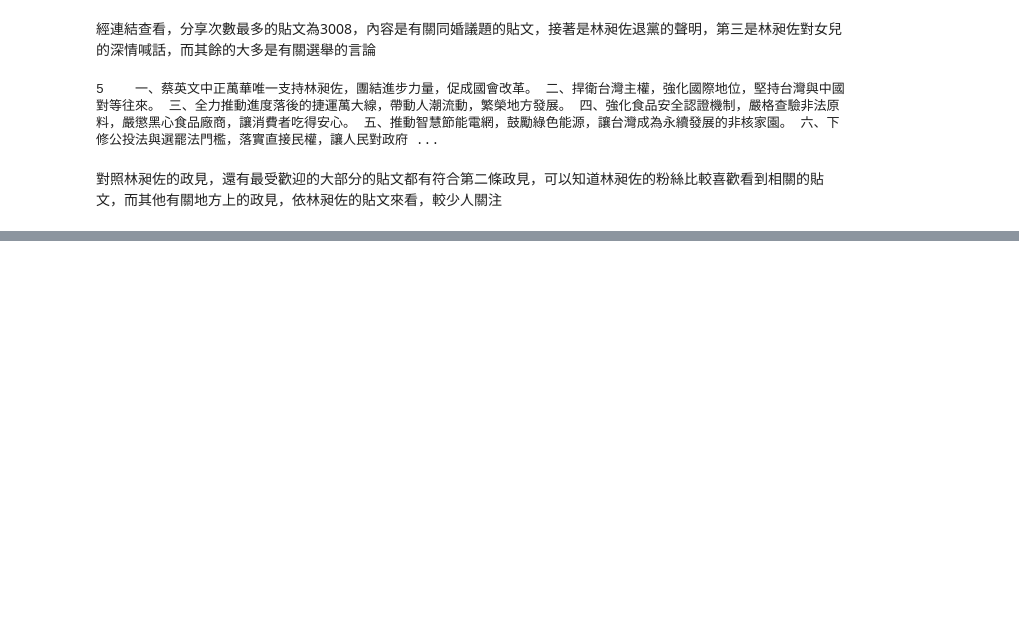
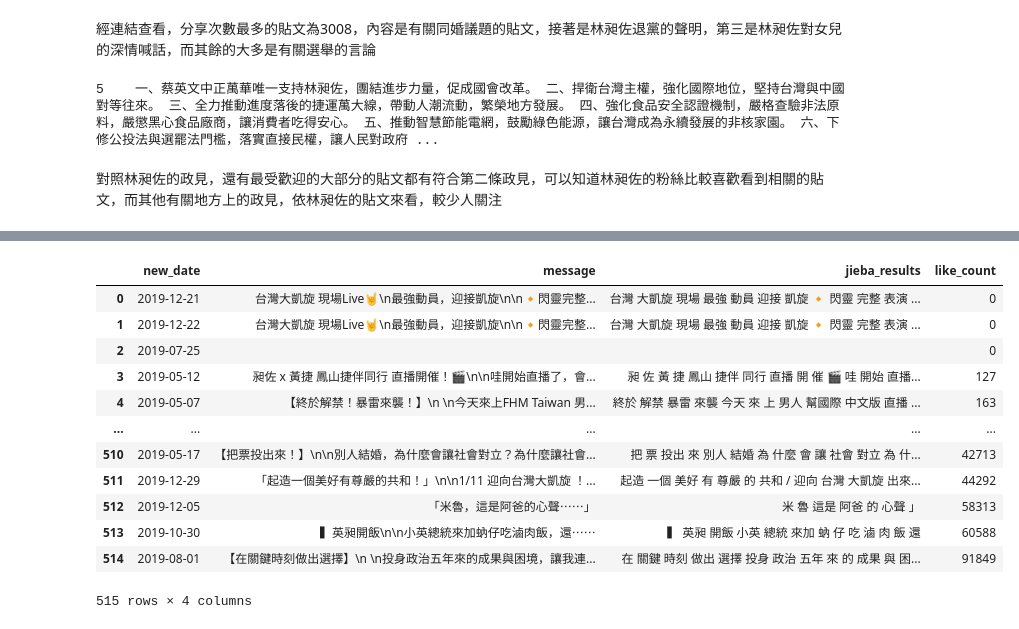
Before and after one commit to joyce199797/109-2_POLITICS_AND_INFORMATION, a Jupyter notebook: 20210322_陳靖婷_林昶佐臉書分析資料.ipynb, the cells around one changed output, grey strips where cells are left out. Saved outputs shown, nothing was run; the diff lists cells and outputs as text; code cells hidden in the pictures; blank space fills up the shorter version.

```diff
--- a/20210322_陳靖婷_林昶佐臉書分析資料.ipynb
+++ b/20210322_陳靖婷_林昶佐臉書分析資料.ipynb
@@ -576,0 +697,18 @@ print(politics[politics.姓名 == "林昶佐"].政見.to_string())
+# %%
+freddy['jieba_results'] = freddy_docs
+freddy_post = freddy[['new_date','message','jieba_results','like_count']]
+freddy_post
+# %% [output]
+|  | new_date | message | jieba_results | like_count |
+| 0 | 2019-12-21 | 台灣大凱旋 現場Live🤘\n最強動員，迎接凱旋\n\n🔸閃靈完整... | 台灣 大凱旋 現場 最強 動員 迎接 凱旋 🔸 閃靈 完整 表演 ... | 0 |
+| 1 | 2019-12-22 | 台灣大凱旋 現場Live🤘\n最強動員，迎接凱旋\n\n🔸閃靈完整... | 台灣 大凱旋 現場 最強 動員 迎接 凱旋 🔸 閃靈 完整 表演 ... | 0 |
+| 2 | 2019-07-25 |  |  | 0 |
+| 3 | 2019-05-12 | 昶佐 x 黃捷 鳳山捷伴同行 直播開催！🎬\n\n哇開始直播了，會... | 昶 佐 黃 捷 鳳山 捷伴 同行 直播 開 催 🎬 哇 開始 直播... | 127 |
+| 4 | 2019-05-07 | 【終於解禁！暴雷來襲！】\n \n今天來上FHM Taiwan 男... | 終於 解禁 暴雷 來襲 今天 來 上 男人 幫國際 中文版 直播 ... | 163 |
+| ... | ... | ... | ... | ... |
+| 510 | 2019-05-17 | 【把票投出來！】\n\n別人結婚，為什麼會讓社會對立？為什麼讓社會... | 把 票 投出 來 別人 結婚 為 什麼 會 讓 社會 對立 為 什... | 42713 |
+| 511 | 2019-12-29 | 「起造一個美好有尊嚴的共和！」\n\n1/11 迎向台灣大凱旋 ！... | 起造 一個 美好 有 尊嚴 的 共和 / 迎向 台灣 大凱旋 出來... | 44292 |
+| 512 | 2019-12-05 | 「米魯，這是阿爸的心聲⋯⋯」 | 米 魯 這是 阿爸 的 心聲 」 | 58313 |
+| 513 | 2019-10-30 | ▍英昶開飯\n\n小英總統來加蚋仔吃滷肉飯，還⋯⋯ | ▍ 英昶 開飯 小英 總統 來加 蚋 仔 吃 滷 肉 飯 還 | 60588 |
+| 514 | 2019-08-01 | 【在關鍵時刻做出選擇】\n \n投身政治五年來的成果與困境，讓我連... | 在 關鍵 時刻 做出 選擇 投身 政治 五年 來 的 成果 與 困... | 91849 |
+515 rows × 4 columns
```
Also changed, not shown: parts of 24 cells of this notebook.
